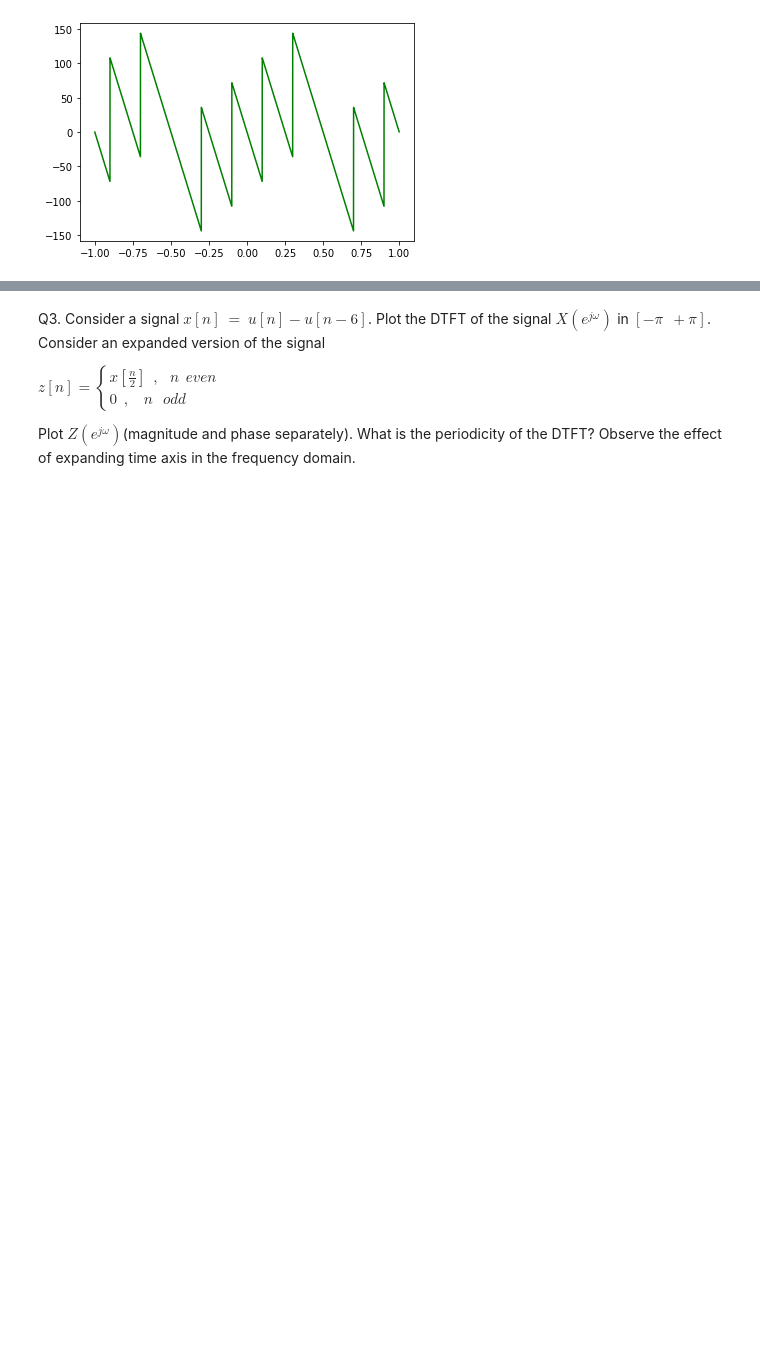
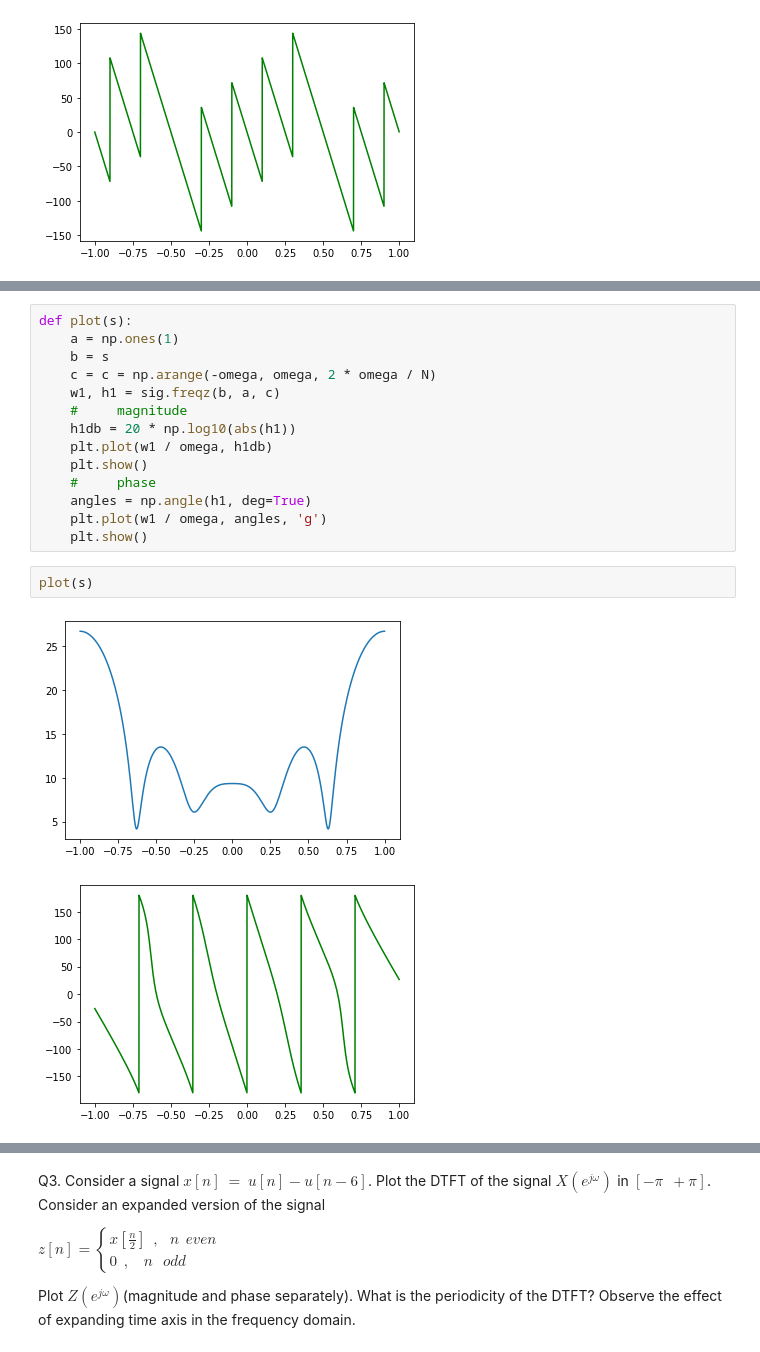
Before and after one commit to the-pinbo/DSP-lab, a Jupyter notebook: Lab2/DTFT.ipynb, the cells around one changed output, grey strips where cells are left out. Saved outputs shown, nothing was run; the diff lists cells and outputs as text; blank space fills up the shorter version.

```diff
--- a/Lab2/DTFT.ipynb
+++ b/Lab2/DTFT.ipynb
@@ -147,0 +169,19 @@ import scipy.signal as sig
+# %%
+def plot(s):
+    a = np.ones(1)
+    b = s
+    c = c = np.arange(-omega, omega, 2 * omega / N)
+    w1, h1 = sig.freqz(b, a, c)
+    #     magnitude
+    h1db = 20 * np.log10(abs(h1))
+    plt.plot(w1 / omega, h1db)
+    plt.show()
+    #     phase
+    angles = np.angle(h1, deg=True)
+    plt.plot(w1 / omega, angles, 'g')
+    plt.show()
+# %%
+plot(s)
+# %% [output]
+[figure, added]
+[figure, added]
```
Also changed, not shown: parts of 9 cells of this notebook.
